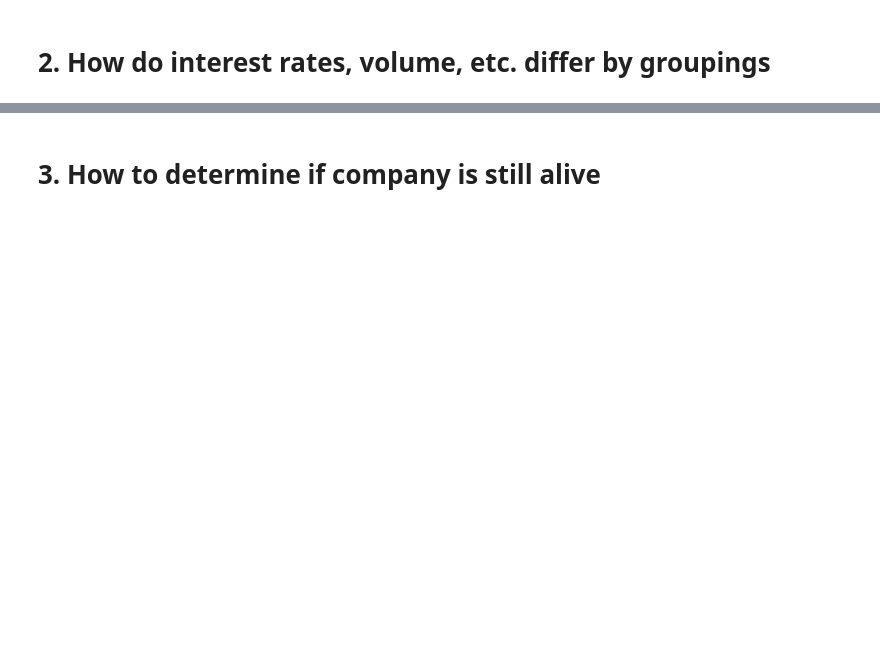
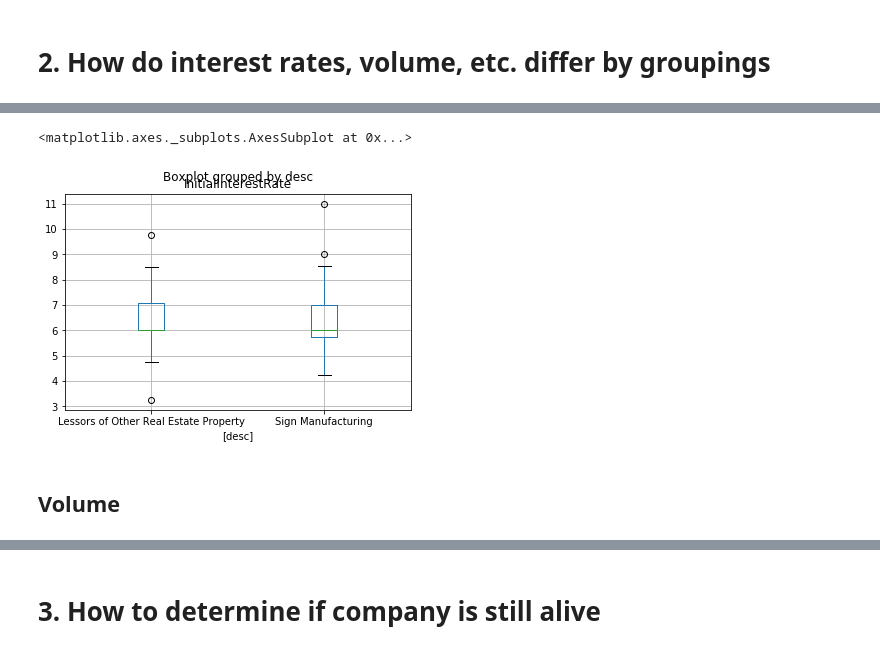
Before and after one commit to antonstorozhilov/sba_experiment, a Jupyter notebook: SBA Lending Data Analysis.ipynb, the cells around one changed output, grey strips where cells are left out. Cells and saved outputs as stored; diff of their text form; code cells hidden in the pictures; blank space fills up the shorter version.

Commit message:
Initial Analysis

```diff
--- a/SBA Lending Data Analysis.ipynb
+++ b/SBA Lending Data Analysis.ipynb
@@ -62,0 +65,2 @@ lend_df.to_csv("lending_data_7a_1991-2020.csv")
+# %%
+lend_df = pd.read_csv("data/lending_data_7a_1991-2020.csv").drop("Unnamed: 0", axis=1)
@@ -88,0 +112,2 @@ Index(['BorrName', 'BorrStreet', 'BorrCity', 'BorrState', 'BorrZip',
+# %%
+interest_df = lend_df[~lend_df["InitialInterestRate"].isnull()][['BorrName', 'InitialInterestRate', 'ApprovalDate', 'FirstDisbursementDate', 'code', 'desc']]
@@ -88,0 +136,7 @@ Index(['BorrName', 'BorrStreet', 'BorrCity', 'BorrState', 'BorrZip',
+# %%
+interest_df[:100][['desc', 'InitialInterestRate']].boxplot(by='desc')
+# %% [output]
+<matplotlib.axes._subplots.AxesSubplot at 0x...>
+[figure, added]
+# %% [markdown]
+## Volume
```
Also changed, not shown: parts of 23 cells of this notebook.
